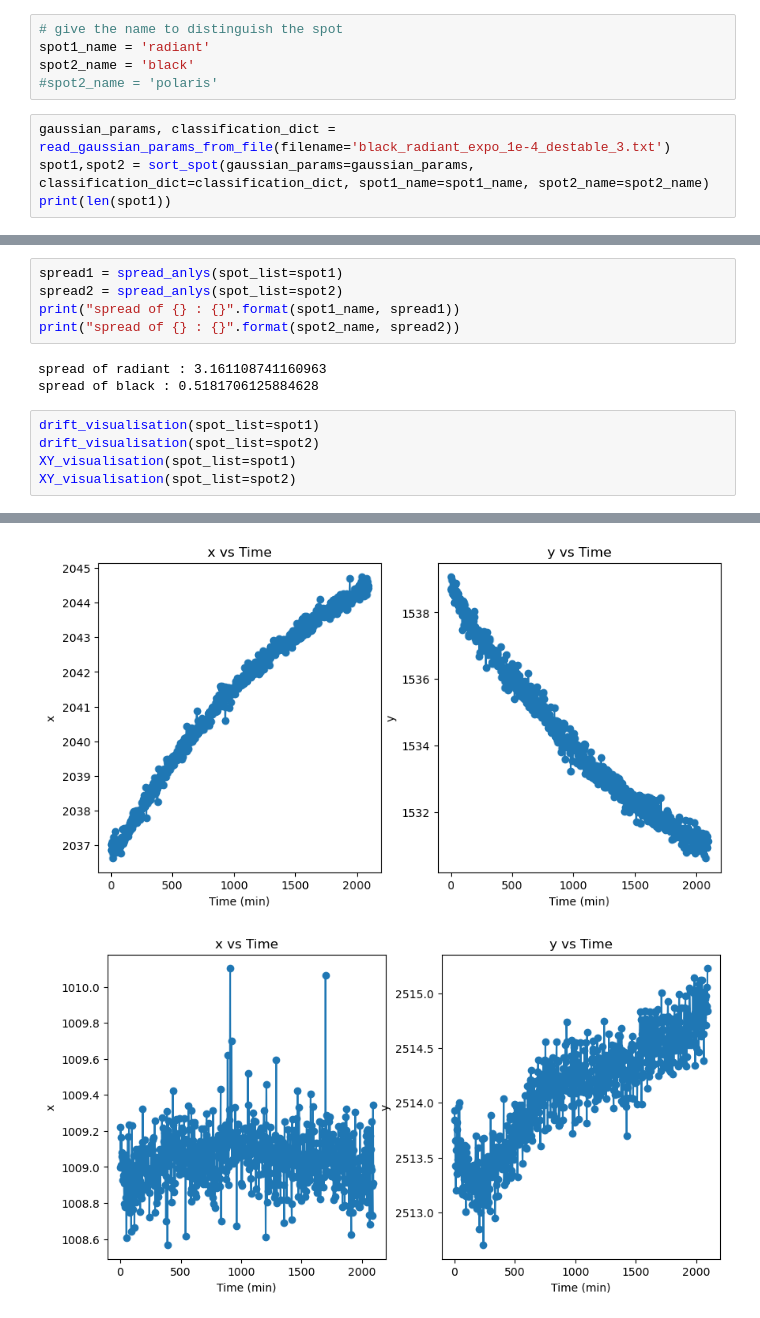
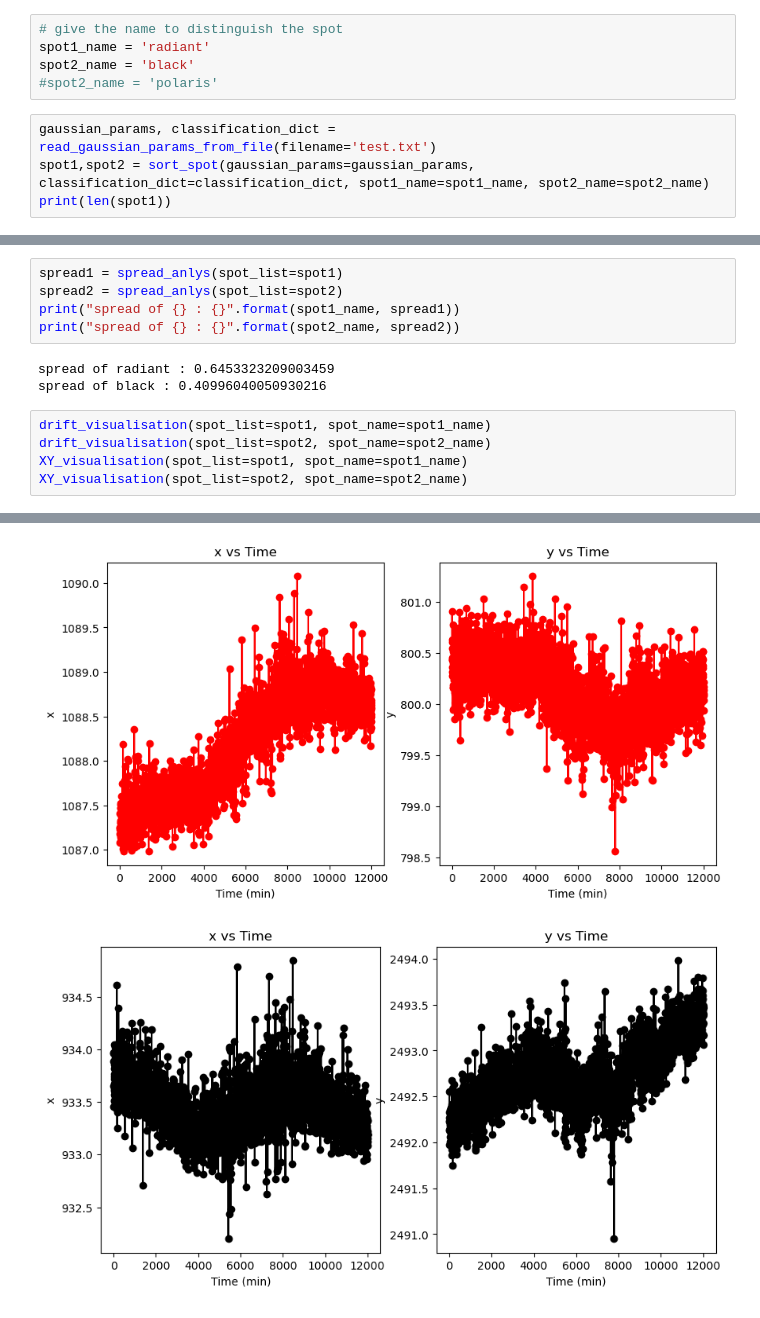
Before and after one commit to Z3phyr7/slmsuite, a Jupyter notebook: data_analyse.ipynb, the cells around one changed output, grey strips where cells are left out. Cells and saved outputs as stored; diff of their text form.

```diff
--- a/data_analyse.ipynb
+++ b/data_analyse.ipynb
@@ -8,7 +8,7 @@ spot1_name = 'radiant'
 spot2_name = 'black'
 #spot2_name = 'polaris'
 # %%
-gaussian_params, classification_dict = read_gaussian_params_from_file(filename='black_radiant_expo_1e-4_destable_3.txt')
+gaussian_params, classification_dict = read_gaussian_params_from_file(filename='test.txt')
 spot1,spot2 = sort_spot(gaussian_params=gaussian_params, classification_dict=classification_dict, spot1_name=spot1_name, spot2_name=spot2_name)
 print(len(spot1))
 # %% [output]
@@ -27,11 +43,11 @@ spread2 = spread_anlys(spot_list=spot2)
 print("spread of {} : {}".format(spot1_name, spread1))
 print("spread of {} : {}".format(spot2_name, spread2))
 # %% [output]
-spread of radiant : 3.161108741160963
-spread of black : 0.5181706125884628
+spread of radiant : 0.6453323209003459
+spread of black : 0.40996040050930216
 # %%
-drift_visualisation(spot_list=spot1)
-drift_visualisation(spot_list=spot2)
-XY_visualisation(spot_list=spot1)
-XY_visualisation(spot_list=spot2)
+drift_visualisation(spot_list=spot1, spot_name=spot1_name)
+drift_visualisation(spot_list=spot2, spot_name=spot2_name)
+XY_visualisation(spot_list=spot1, spot_name=spot1_name)
+XY_visualisation(spot_list=spot2, spot_name=spot2_name)
 # %% [output]
@@ -40,5 +56,5 @@ XY_visualisation(spot_list=spot2)
-[figure, old version]
+[figure, new version]
-[figure, old version]
+[figure, new version]
 # %%
 XY_visualisation_for_two_spots(spot_list_1=spot1, spot_list_2=spot2, spot1_name=spot1_name, spot2_name=spot2_name)
 # %% [output]
```
Also changed, not shown: parts of 9 cells of this notebook, 5 other files.
